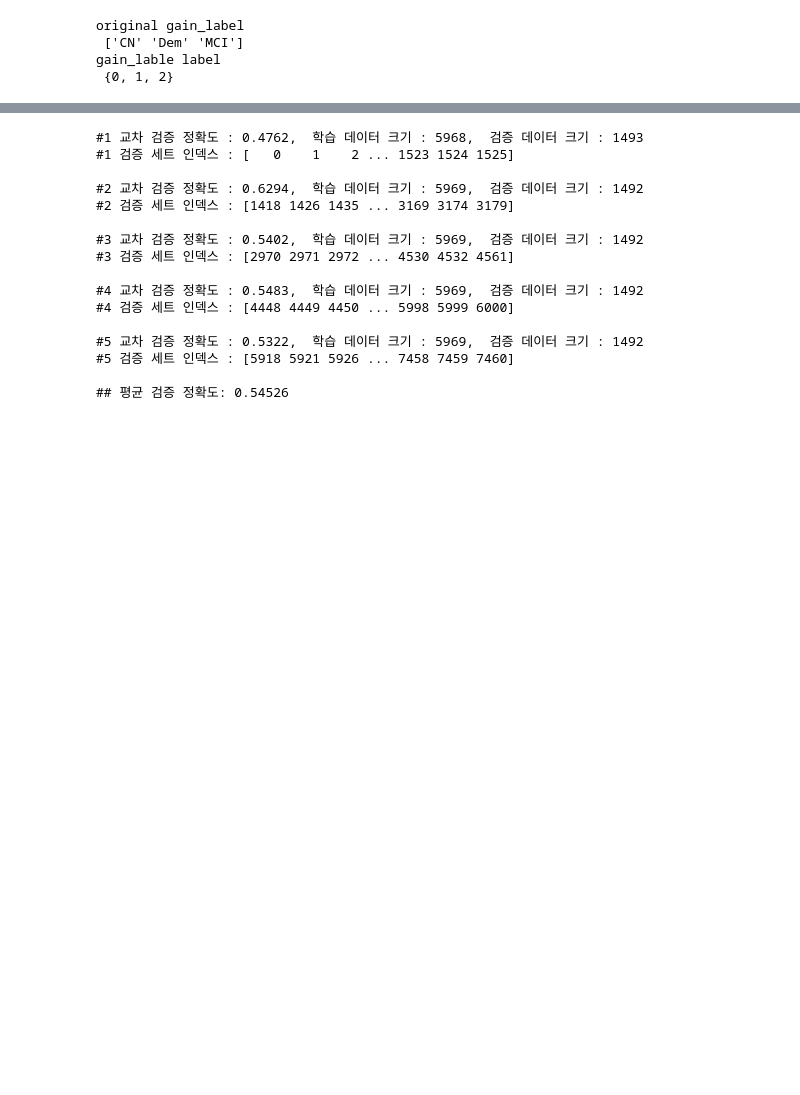
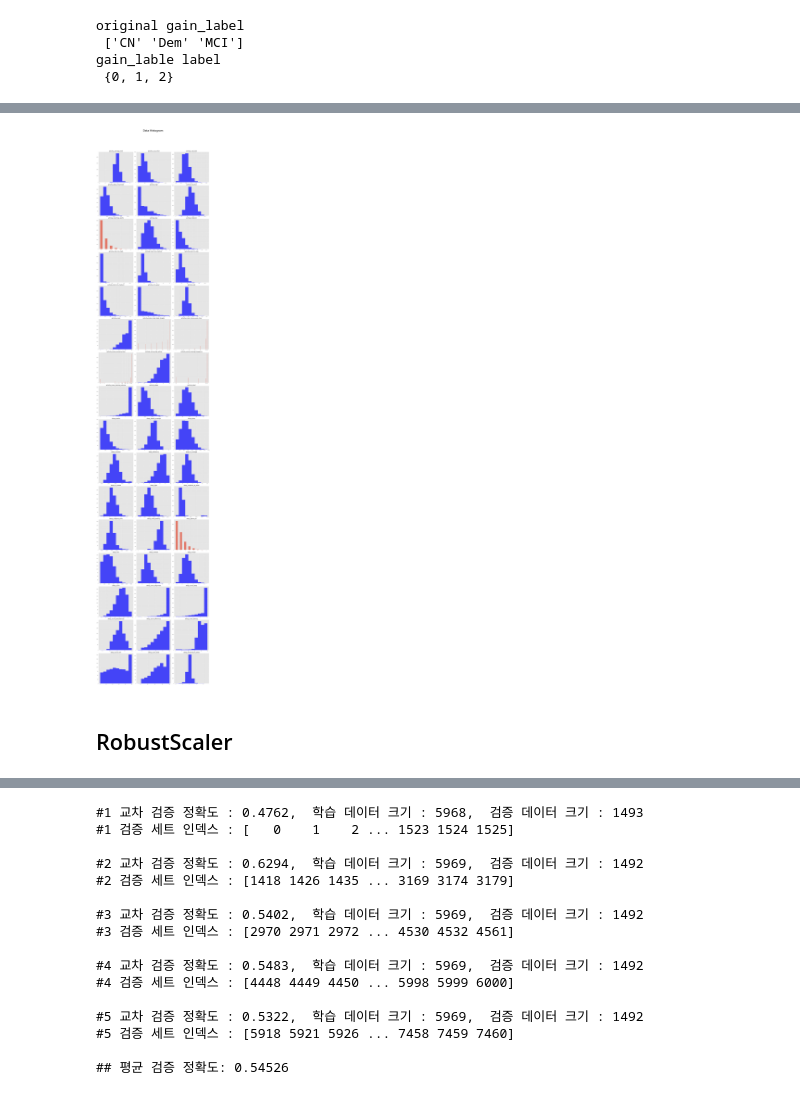
Before and after one commit to NumpyGonHey/Dementia_clf, a Jupyter notebook: donguk/DW_model.ipynb, the cells around one changed output, grey strips where cells are left out. Cells and saved outputs as stored; diff of their text form; code cells hidden in the pictures; blank space fills up the shorter version.

```diff
--- a/donguk/DW_model.ipynb
+++ b/donguk/DW_model.ipynb
@@ -332,0 +304,23 @@ sns.boxplot(data=input_data_X_scaled)
+# %%
+#data_activity = input_data_X.drop(['activity_met_1min', 'activity_class_5min'], axis=1)
+
+plt.style.use("ggplot")
+
+# 히스토그램을 사용해서 데이터의 분포를 살펴봅니다.
+plt.figure(figsize=(25,125))
+plt.suptitle("Data Histogram", fontsize=40)
+
+cols = input_data_X.columns
+for i in range(len(cols)):
+    plt.subplot(16,3,i+1)
+    plt.title(cols[i], fontsize=20)
+    if len(input_data_X[cols[i]].unique()) > 20:
+        plt.hist(input_data_X[cols[i]], color='b', alpha=0.7)
+    else:
+        temp = input_data_X[cols[i]].value_counts()
+        plt.bar(temp.keys(), temp.values, width=0.5, alpha=0.7)
+        plt.xticks(temp.keys())
+plt.tight_layout(rect=[0, 0.01, 1, 0.95])
+plt.show()
+# %% [output]
+[figure, added]
@@ -332,0 +337,2 @@ sns.boxplot(data=input_data_X_scaled)
+# %% [markdown]
+## RobustScaler
```
Also changed, not shown: parts of 30 cells of this notebook.
